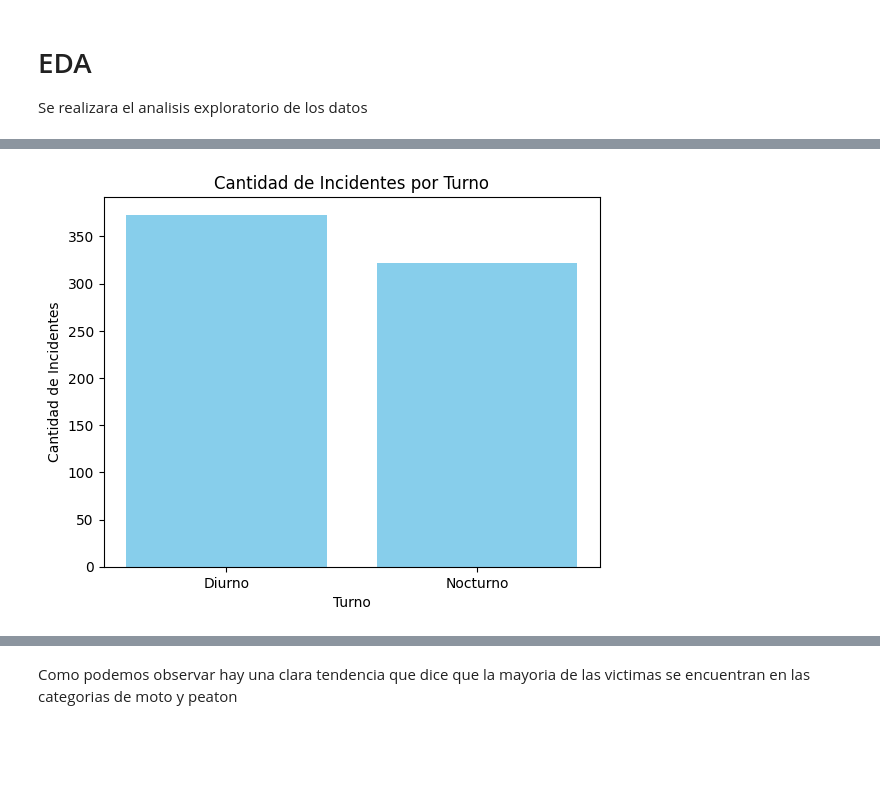
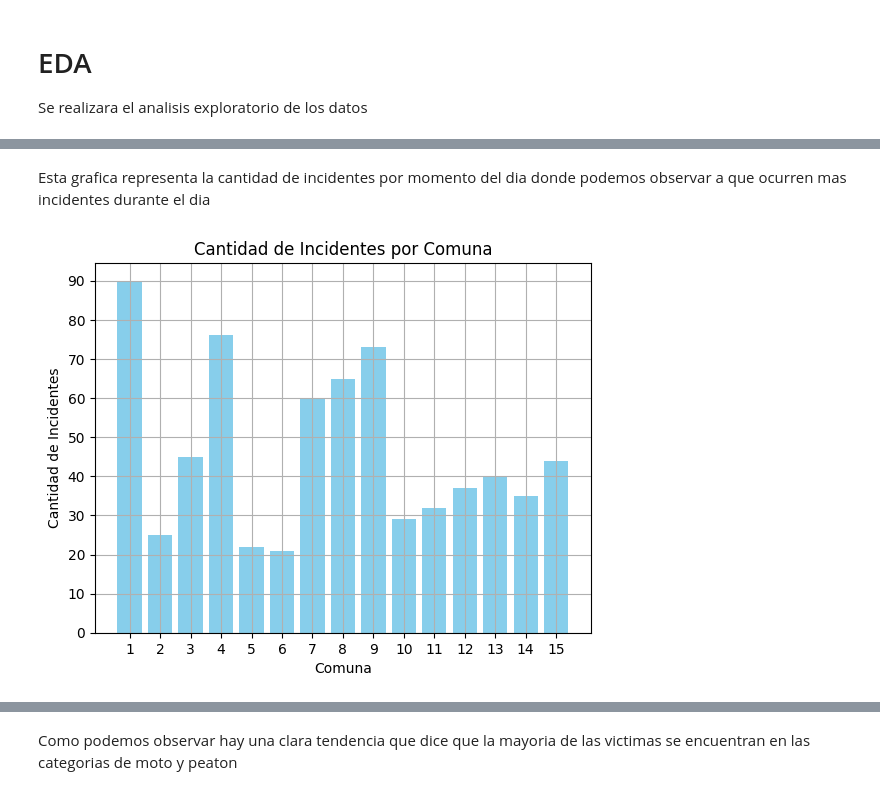
Before and after one commit to felipe97rg/PI02_DA, a Jupyter notebook: EDA.ipynb, the cells around one changed output, grey strips where cells are left out. Drawn from its saved outputs; the diff is of its cells as text; code cells hidden in the pictures; blank space fills up the shorter version.

```diff
--- a/EDA.ipynb
+++ b/EDA.ipynb
@@ -45,9 +24,0 @@ memory usage: 97.7+ KB
-# %%
-# Cambio en el formato de los datos debido a que son numeros pero de caracter cualitativo y no cuantitativo
-df_Hechos["AAAA"]= df_Hechos["AAAA"].astype("category")
-
-df_Hechos["MM"]= df_Hechos["MM"].astype("category")
-
-df_Hechos["DD"]= df_Hechos["DD"].astype("category")
-
-df_Hechos["COMUNA"] = df_Hechos["COMUNA"].astype('category')
@@ -243,16 +90,17 @@ plt.show()
+# %% [markdown]
+Esta grafica representa la cantidad de incidentes por momento del dia donde podemos observar a que ocurren mas incidentes durante el dia
 # %%
-
-# Suponiendo que 'HH' es la columna que representa la hora en formato de 24 horas
-df_Hechos['Turno'] = df_Hechos['HH'].apply(lambda hora: 'Diurno' if 6 <= hora < 18 else 'Nocturno')
 # Cantidad de incidentes por comuna
 
-conteo_por_turno = df_Hechos['Turno'].value_counts().sort_index()
+conteo_por_comuna = df_Hechos['COMUNA'].value_counts().sort_index()
 
-plt.bar(conteo_por_turno.index, conteo_por_turno.values, color='skyblue')
-plt.xlabel('Turno')
+plt.bar(conteo_por_comuna.index, conteo_por_comuna.values, color='skyblue', linewidth=3)
+plt.yticks(np.arange(0, conteo_por_comuna.max() + 10, 10))
+plt.xlabel('Comuna')
 plt.ylabel('Cantidad de Incidentes')
-plt.title('Cantidad de Incidentes por Turno')
-plt.xticks(conteo_por_turno.index)  # Establecer las etiquetas del eje x
+plt.title('Cantidad de Incidentes por Comuna')
+plt.xticks(conteo_por_comuna.index)  # Establecer las etiquetas del eje x
+plt.grid(True)
 plt.show()
 # %% [output]
-[figure, old version]
+[figure, new version]
```
Also changed, not shown: parts of 30 cells of this notebook.
